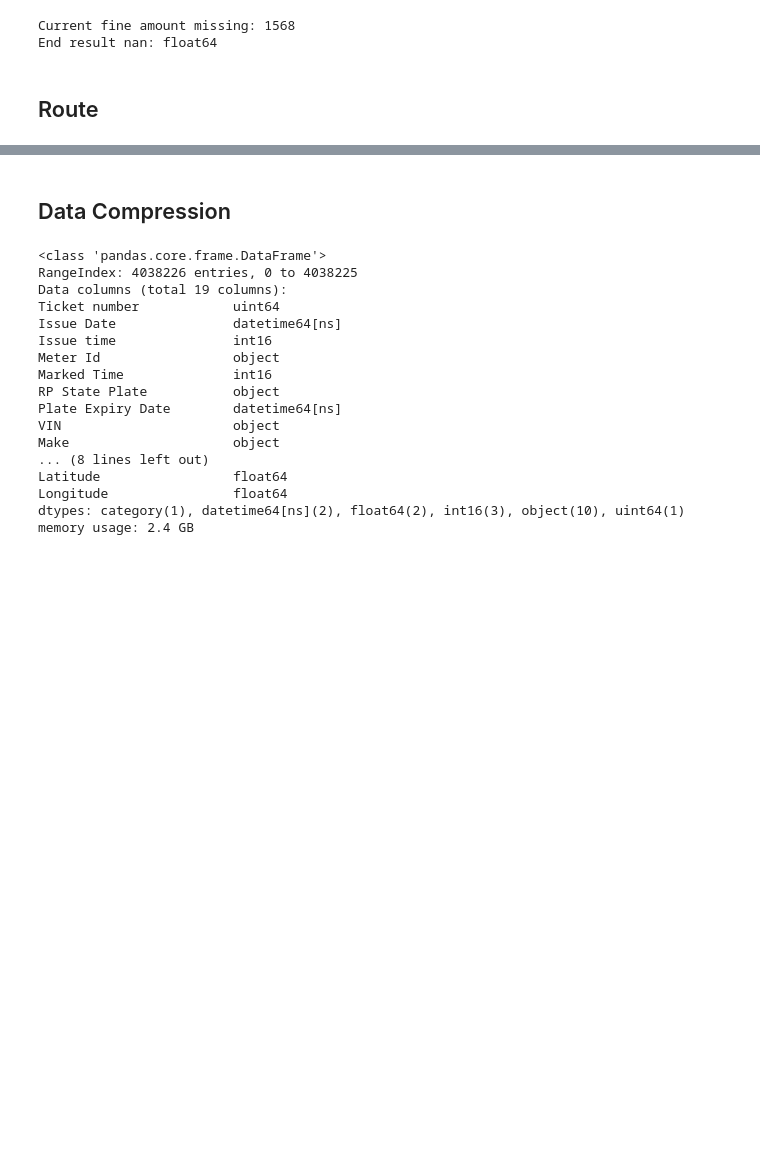
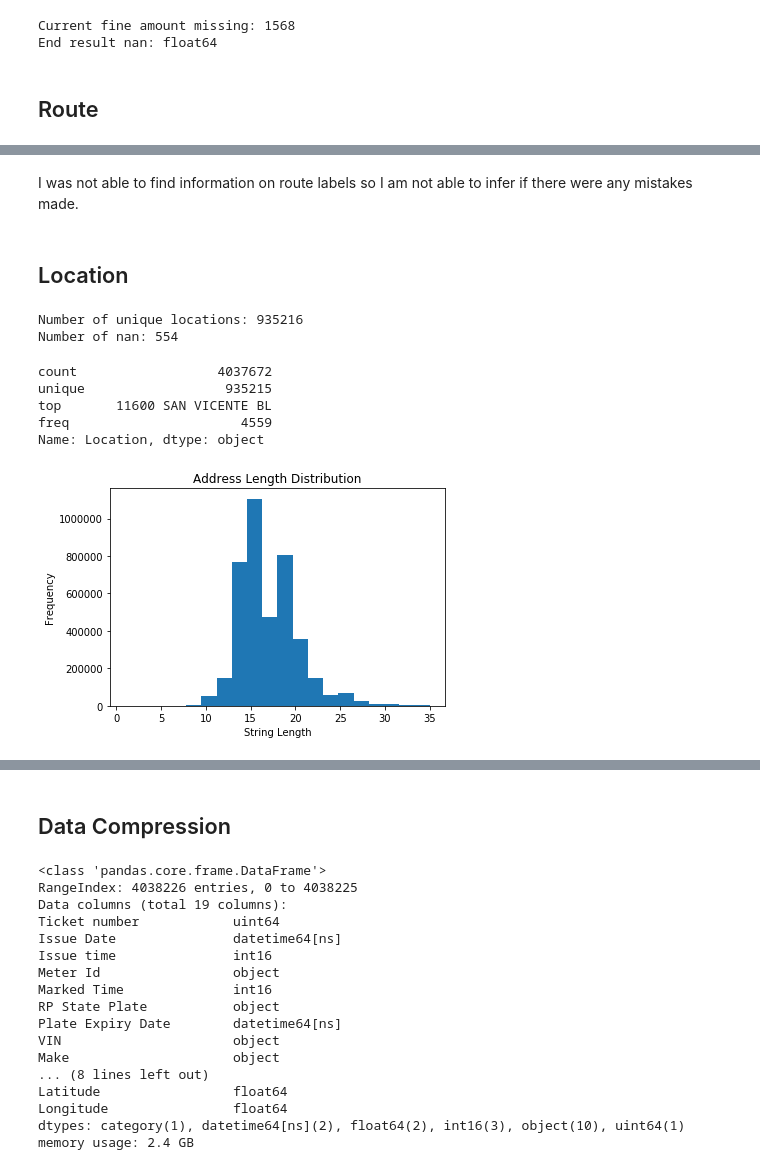
Before and after one commit to jachen36/2018_la_parking_citation, a Jupyter notebook: cleaning.ipynb, the cells around one changed output, grey strips where cells are left out. Drawn from its saved outputs; the diff is of its cells as text; code cells hidden in the pictures; blank space fills up the shorter version.

Commit message:
Working on Location, Lat, and Long columns. Found out that Lat and Long is in NAD 1983 StatePlane California V FIPS 0405 Feet projection. Also there is a bug in sum_loc function.

```diff
--- a/cleaning.ipynb
+++ b/cleaning.ipynb
@@ -1227,0 +1233,25 @@ df['Route'].unique().size
+# %% [markdown]
+I was not able to find information on route labels so I am not able to infer if there were any mistakes made.
+# %% [markdown]
+## Location
+# %%
+print('Number of unique locations: {}'.format(df['Location'].unique().size))
+print('Number of nan: {}'.format(df['Location'].isna().sum()))
+# %% [output]
+Number of unique locations: 935216
+Number of nan: 554
+# %%
+df['Location'].describe()
+# %% [output]
+count                  4037672
+unique                  935215
+top       11600 SAN VICENTE BL
+freq                      4559
+Name: Location, dtype: object
+# %%
+df['Location'].str.len().plot.hist(bins = 20)
+plt.title('Address Length Distribution')
+plt.xlabel('String Length')
+plt.show()
+# %% [output]
+[figure, added]
```
Also changed, not shown: parts of 31 cells of this notebook, 3 other files.
